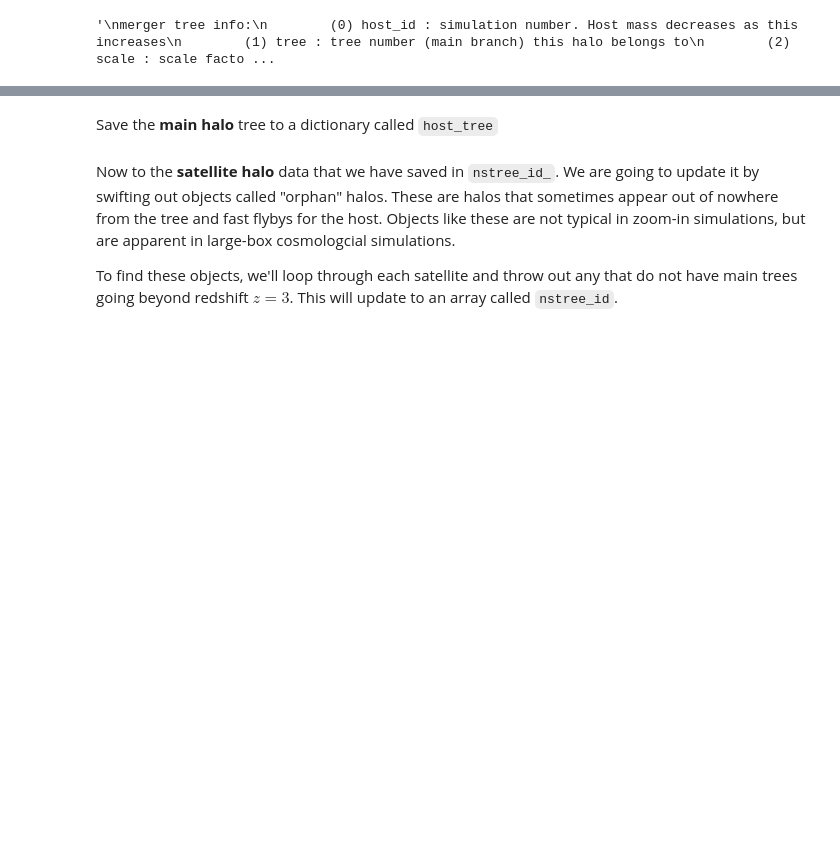
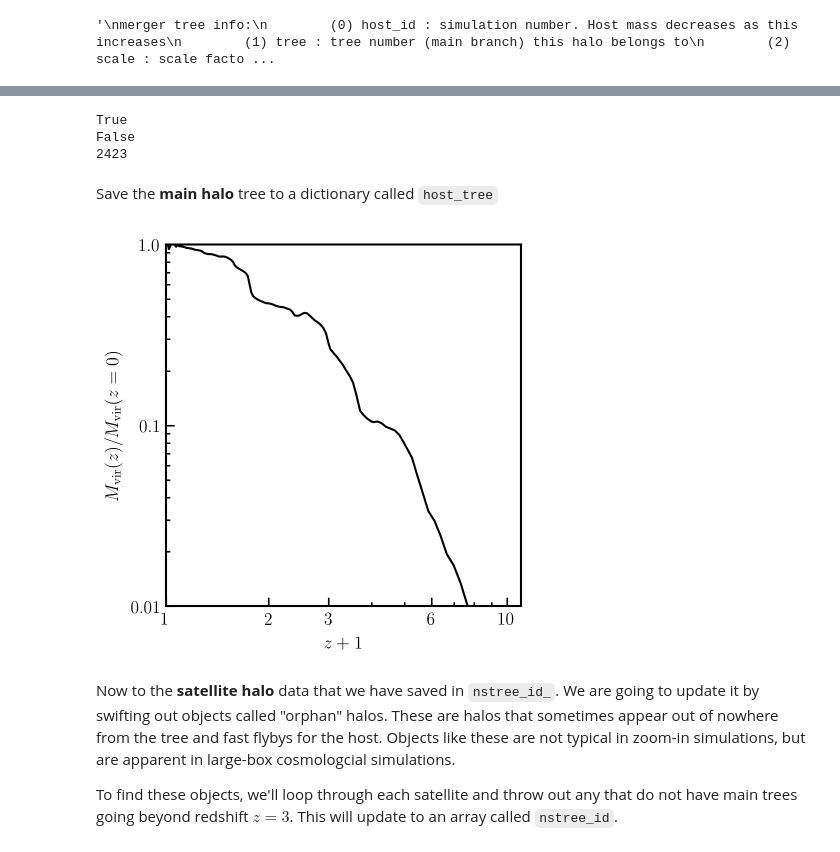
Before and after one commit to DarthLazar/phat-elvis, a Jupyter notebook: phat-elvis_dynamics.ipynb, the cells around one changed output, grey strips where cells are left out. Cells and saved outputs as stored; diff of their text form; code cells hidden in the pictures; blank space fills up the shorter version.

```diff
--- a/phat-elvis_dynamics.ipynb
+++ b/phat-elvis_dynamics.ipynb
@@ -358,10 +304,13 @@ merger tree info:
 # %% [output]
 '\nmerger tree info:\n        (0) host_id : simulation number. Host mass decreases as this increases\n        (1) tree : tree number (main branch) this halo belongs to\n        (2) scale : scale facto ...
 # %%
-tree_ids=tree[:,1]; scale=tree[:,2]; redshift=1./scale - 1.
+tree_ids=tree[:,1];
+scale=tree[:,2];
+redshift=1./scale - 1.
 tmvir=tree[:,7]/h0; # Msol
 trvir=tree[:,8]/h0 # ckpc
 tvmax=tree[:,10]; # ckpc
+trs=tree[:,9]/h0 # ckpc
 trmax=tree[:,9]*2.163/h0 # ckpc
 xpos=tree[:,11]; ypos=tree[:,12]; zpos=tree[:,13]
 xvel=tree[:,14]; yvel=tree[:,15]; zvel=tree[:,16]
@@ -368,11 +327,52 @@ xvel=tree[:,14]; yvel=tree[:,15]; zvel=tree[:,16]
+# %%
+# find main halo, i.e. the most massive halo at z=0 in this case
+w0=np.where(redshift==0)[0] # returns indices of z=0 halos
+
+# find main halo, i.e. the most massive halo at z=0
+wm=np.where(tmvir==max(tmvir[w0]))[0]
+htreeid=tree_ids[wm] #
+
+hmass=tmvir[wm];
+hrvir=trvir[wm]
+hpos=np.zeros((1,3))
+hpos[:,0]=xpos[wm][0]*1e3/h0; hpos[:,1]=ypos[wm][0]*1e3/h0; hpos[:,2]=zpos[wm][0]*1e3/h0
+hvel=np.zeros((1,3))
+hvel[:,0]=xvel[wm][0]; hvel[:,1]=yvel[wm][0]; hvel[:,2]=zvel[wm][0]
+
+# satellites @ z=0
+streeid=np.delete(tree_ids[w0],wm,0) # all i'm doing is removing the main halo from the previous dataset
+smass=np.delete(tmvir[w0],wm,0);
+svmax=np.delete(tvmax[w0],wm,0);
+spos=np.zeros((streeid.shape[0],3))
+spos[:,0]=np.delete(xpos[w0],wm,0); spos[:,1]=np.delete(ypos[w0],wm,0); spos[:,2]=np.delete(zpos[w0],wm,0)
+spos*=1e3/h0
+svel=np.zeros((streeid.shape[0],3))
+svel[:,0]=np.delete(xvel[w0],wm,0); svel[:,1]=np.delete(yvel[w0],wm,0); svel[:,2]=np.delete(zvel[w0],wm,0)
+
+# select everything inside
+sep=hpos[0]-spos; rsep=np.sqrt(sep[:,0]**2 + sep[:,1]**2 + sep[:,2]**2)
+mask=np.where(((rsep/hrvir)<1.5)&(svmax>4.5)&(smass>1e6))[0]; #print(mask.shape[0])
+#print((rsep/hrvir)[mask])
+#mask=np.where((rsep/hrvir<1.))[0]; #print(mask.shape[0])
+nstree_id_=streeid[mask] # this allow us to use these results with the merger tree data
+
+print(any((rsep/hrvir)[mask]>1.1))
+print(any(scale[w0]!=1))
+print(nstree_id_.shape[0])
+# %% [output]
+True
+False
+2423
 # %% [markdown]
 Save the **main halo** tree to a dictionary called `host_tree`
 # %%
 host_tree={}
+
 wh=np.where(tree_ids==htreeid)[0]
 host_tree['virial.mass']=tmvir[wh] # Msol
-host_tree['scale']=scale[wh]; host_tree['redshift']=redshift[wh]
-host_tree['virial.radius']= host_tree['scale']*trvir[wh]/h0 # physical kpc
+host_tree['scale']=scale[wh];
+host_tree['redshift']=redshift[wh]
+host_tree['virial.radius']= host_tree['scale']*trvir[wh] # physical kpc
 
 host_tree['position']=np.zeros((host_tree['scale'].shape[0],3)) # physical kpc
 host_tree['position'][:,0]=host_tree['scale']*xpos[wh]*1e3/h0
@@ -381,6 +381,29 @@ host_tree['position'][:,2]=host_tree['scale']*zpos[wh]*1e3/h0
 
 host_tree['velocity']=np.zeros((host_tree['scale'].shape[0],3)) # peculiar km/s
 host_tree['velocity'][:,0]=xvel[wh]; host_tree['velocity'][:,1]=yvel[wh]; host_tree['velocity'][:,2]=zvel[wh]
+# %%
+fig, ax = plt.subplots(figsize=(5.5/1.2,5.75/1.2),
+                       ncols=1,nrows=1,
+                        dpi=100)
+plt.subplots_adjust(wspace=None, hspace=0.35)
+ax.xaxis.set_tick_params(direction='in', which='both'); ax.yaxis.set_tick_params(direction='in', which='both')
+ax.set_xlabel(r'$z+1$'); ax.set_ylabel(r'$M_{\rm vir}(z)/M_{\rm vir}(z=0)$')
+ax.set_xscale('log'); ax.set_yscale('log')
+ax.set_xlim(1,11); ax.set_ylim(0.01,1)
+
+ax.set_xticks([1,2,3,6,10])
+ax.set_xticklabels([r'$1$',r'$2$',r'$3$',r'$6$',r'$10$'], fontsize=12.5)
+ax.set_yticks([0.01,0.1,1.0])
+ax.set_yticklabels([r'$0.01$',r'$0.1$',r'$1.0$'], fontsize=12.5)
+
+x=host_tree['redshift']+1
+y=host_tree['virial.mass']/host_tree['virial.mass'][0]
+
+ax.plot(x,y,lw=1.5,color='k')
+
+plt.show()
+# %% [output]
+[figure, added]
 # %% [markdown]
 Now to the **satellite halo** data that we have saved in `nstree_id_`. We are going to update it by swifting out objects called "orphan" halos. These are halos that sometimes appear out of nowhere from the tree and fast flybys for the host. Objects like these are not typical in zoom-in simulations, but are apparent in large-box cosmologcial simulations.
 
```
Also changed, not shown: parts of 14 cells of this notebook.
